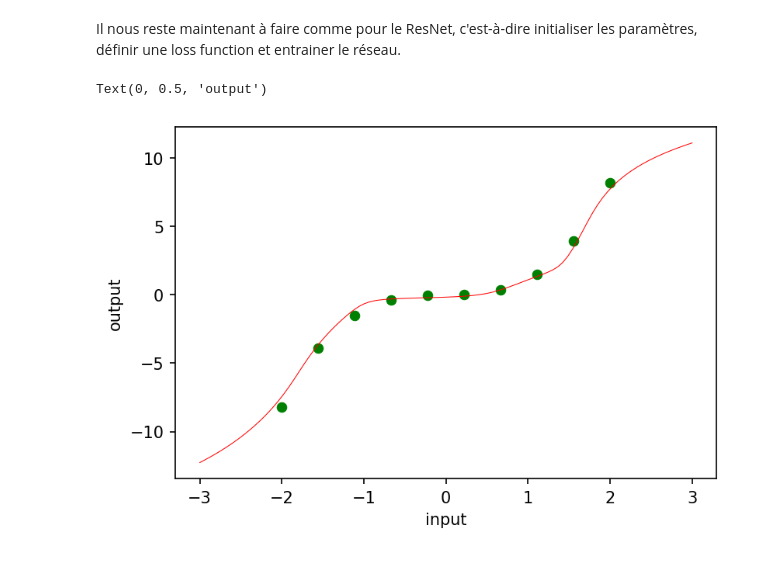
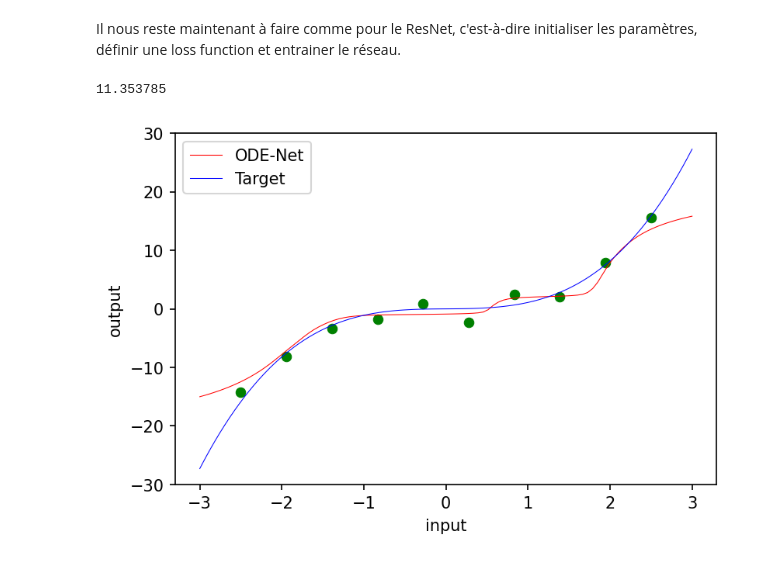
Before and after one commit to DumezErika/ProjetMachineLearning, a Jupyter notebook: implementation/ODENet/ODENet.ipynb, the cells around one changed output. Drawn from its saved outputs; the diff is of its cells as text; code cells hidden in the pictures.

```diff
--- a/implementation/ODENet/ODENet.ipynb
+++ b/implementation/ODENet/ODENet.ipynb
@@ -37,43 +38,56 @@ import numpy.random as npr
 from jax.api import jit, grad
 import matplotlib.pyplot as plt
 
-inputs = jnp.reshape(jnp.linspace(-2.0, 2.0, 10), (10, 1))
+npr.seed(1)
+
+inputs = jnp.reshape(jnp.linspace(-2.5, 2.5, 10), (10, 1))
 targets = inputs**3 + 0.1 * inputs
+noise =  npr.randn(10)
+noise = jnp.reshape(noise, (10, 1))
+noisy_targets = targets + noise
+
 
 # On doit changer la dimension de l'input à 2 pour permettre des dynamique qui dépendent du temps
 odenet_layer_sizes = [2, 20, 1]
 
 def odenet_loss(params, inputs, targets):
   preds = batched_odenet(params, inputs)
   return jnp.mean(jnp.sum((preds - targets)**2, axis=1))
 
 @jit
 def odenet_update(params, inputs, targets):
   grads = grad(odenet_loss)(params, inputs, targets)
   return [(w - step_size * dw, b - step_size * db)
           for (w, b), (dw, db) in zip(params, grads)]
 
 def init_random_params(scale, layer_sizes, rng=npr.RandomState(0)):
     return [(scale * rng.randn(m,n), scale * rng.randn(n)) for m, n, in zip(layer_sizes[:-1], layer_sizes[1:])]
 
 param_scale = 1
 step_size = 0.01
 train_iters = 1000
 
 odenet_params = init_random_params(param_scale, odenet_layer_sizes)
 
 for i in range(train_iters):
-  odenet_params = odenet_update(odenet_params, inputs, targets)
+  odenet_params = odenet_update(odenet_params, inputs, noisy_targets)
 
 
 # Plot resulting model.
 fig = plt.figure(figsize=(6, 4), dpi=150)
 ax = fig.gca()
-ax.scatter(inputs, targets, lw=0.5, color='green')
+ax.scatter(inputs, noisy_targets, lw=0.5, color='green')
 fine_inputs = jnp.reshape(jnp.linspace(-3.0, 3.0, 100), (100, 1))
-ax.plot(fine_inputs, batched_odenet(odenet_params, fine_inputs), lw=0.5, color='red')
+ax.plot(fine_inputs, batched_odenet(odenet_params, fine_inputs), lw=0.5, color='red', label = "ODE-Net")
+fine_targets = fine_inputs**3 + 0.1 * fine_inputs
+
+ax.plot(fine_inputs, fine_targets, lw=0.5, color='blue', label = "Target")
+
 ax.set_xlabel('input')
 ax.set_ylabel('output')
+plt.legend()
+
+print(odenet_loss(odenet_params, fine_inputs, fine_targets))
 # %% [output]
-Text(0, 0.5, 'output')
+11.353785
-[figure, old version]
+[figure, new version]
```
Also changed, not shown: parts of 1 cell of this notebook.
